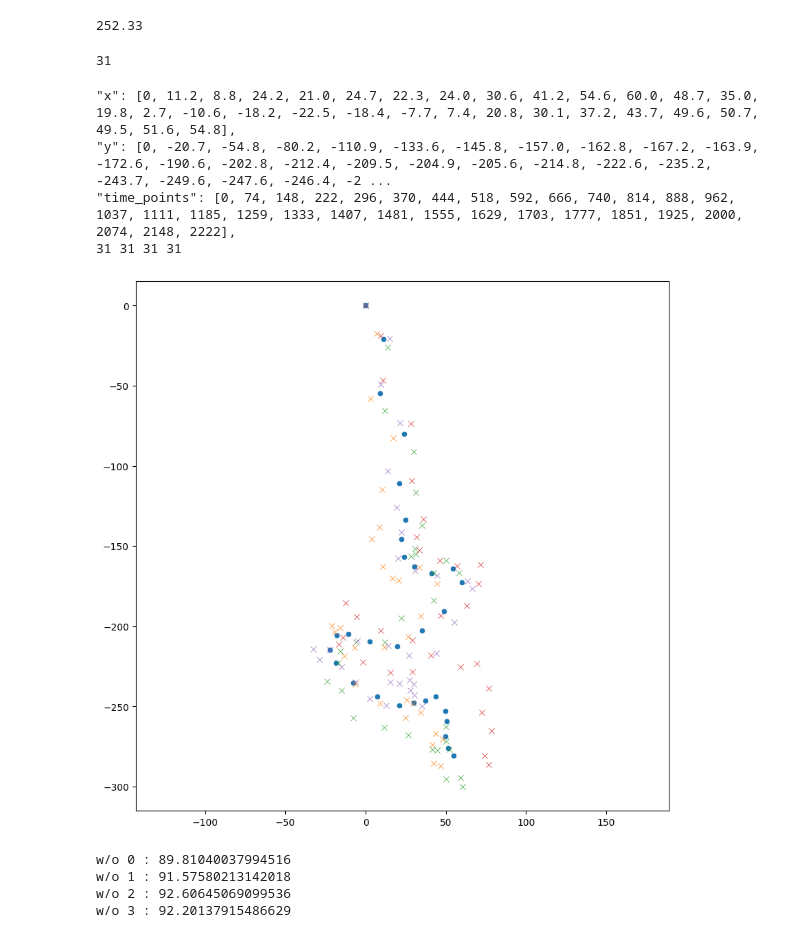
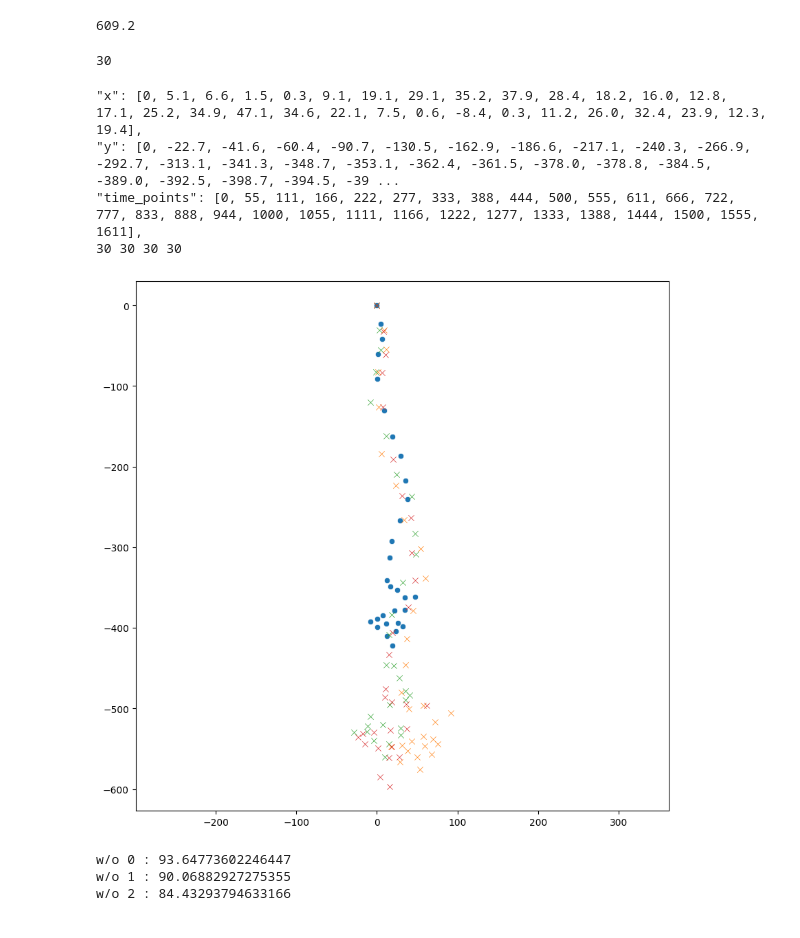
Before and after one commit to metaflow/apex-recoil, a Jupyter notebook: processing/recoils.ipynb, the cells around one changed output. Saved outputs shown, nothing was run; the diff lists cells and outputs as text; code cells hidden in the pictures.

Commit message:
r99 recoil
apparently the angle distance in-game is not correct now, I had to multiply by a magic 0.73 to get a "point" recoil. Will check if every other recoil behaves like this

```diff
--- a/processing/recoils.ipynb
+++ b/processing/recoils.ipynb
@@ -116,60 +84,62 @@ def rpm(name):
     if x['name'] == name:
       return x['rpm']
   return 1
+# %%
+def multiplier(name):
+  with open('../client/specs.json') as f:
+    specs = json.load(f)
+  for x in specs:
+    if x['name'] == name:
+      return x['multiplier']
+  return 1
 # %%
-np.round(points(10.47, -134.51, 4.98, -135.34), 2)
+np.round(points(13.0, 37.10, -0.4, 37.36), 2)
 # %% [output]
-252.33
+609.2
-# %%
-rc = [
-   # {"weapon":"r301","barrel":0,"stock":0,"comment":"vlcsnap-2024-09-07-18h42m46s249.png 289.08","x":[0,18.7,18.7,30.4,34.9,27.5,34.9,37.5,40.7,50,62.2,76.6,77.6,65.7,44.9,38.8,18.9,-2.3,-5.5,-1,6.4,27.5,36.2,51,55.8,61.2,77.6,86.9,95.2,104.2,115.1],"y":[0,-17.7,-60.5,-84.6,-85.6,-107.7,-130.1,-139.1,-146.5,-151,-160,-157.4,-166.7,-186.3,-207.8,-213.9,-209.7,-202.3,-211,-225.7,-232.5,-231.2,-239.5,-230.5,-235.7,-226,-219,-232.8,-244,-257.5,-265.2]},
-   # {"weapon":"r301","barrel":0,"stock":0,"comment":"vlcsnap-2024-09-07-19h17m40s322.png 315.72","x":[0,17,20.5,34.9,29.9,35.9,36.9,44.4,57.4,71.9,88.8,91.3,88.8,70.9,57.4,49.9,39.4,27.9,22,16.5,33.2,41.4,49.4,60.9,76.8,91.3,96.8,92.6,91.8,92.3,101],"y":[0,-31.9,-72.4,-95.8,-131.7,-150.7,-164.2,-175.2,-183.6,-190.1,-181.6,-192.1,-210.1,-229.1,-247.5,-252.5,-254.5,-243,-256.5,-262.5,-275,-283.4,-294.4,-284.4,-271.5,-268.5,-280.4,-291.5,-297.9,-306.4,-305.7]},
-   {"weapon":"r301","barrel":0,"stock":0,"comment":"r301_1_291.11.png","x":[0,6.8,2.8,17.1,10.2,8.5,4,10.8,16.9,20.5,33.6,44.4,34.1,26.7,11.4,-6.8,-15.9,-21.1,-19.2,-13.1,-6.3,9.1,25,25.6,29.6,34.1,43.8,47.8,41.5,42.4,46.7],"y":[0,-17.6,-58,-82.5,-114.9,-138.3,-145.7,-162.7,-170.2,-171.3,-163.3,-173.5,-193.5,-206.5,-212.8,-213.4,-200.9,-199.7,-203.6,-218.5,-236.1,-248.1,-257.2,-245.8,-248.1,-253.8,-266.9,-270.3,-273.7,-285.6,-287.3]},
-   # {"weapon":"r301","barrel":0,"stock":0,"comment":"r301_2_343.6.png","x":[0,20.1,25.2,41.3,43.6,47.6,43,47,53.3,59.1,70,79.7,69.4,63.7,55.6,40.7,28.7,23.5,20.1,31.5,38.4,44.7,46.5,59.1,75.1,76.3,81.4,84.9,88.9,86.6,94.6],"y":[0,-37.3,-65.9,-89.5,-116.4,-139.4,-157.1,-173.8,-183.5,-199,-193.8,-204.2,-214.5,-229.4,-228.2,-225.9,-234.5,-233.4,-247.2,-259.8,-271.8,-281,-291.9,-290.7,-296.5,-301.6,-301.6,-298.2,-305.7,-314.3,-330.3]},
-   # {"weapon":"r301","barrel":0,"stock":0,"comment":"r301_3_336.01.png","x":[0,8.1,2.9,18.5,22.6,28.4,31.9,36.5,41.2,54.5,64.3,71.3,55.1,45.2,33.6,24.3,18.5,12.8,18,28.7,32.5,41.2,43.5,59.7,64.9,75.4,74.8,72.1,73.6,81.7,77.7],"y":[0,-30.1,-68.4,-90.4,-122.9,-146.1,-158.2,-164,-170.4,-180.8,-180.8,-193,-212.7,-229.5,-241.7,-255.6,-259.1,-267.2,-272.4,-287.7,-285.2,-284,-295.6,-286.9,-283.4,-299.1,-311.3,-314.8,-319.4,-318.8,-326.9]},
-   {"weapon":"r301","barrel":0,"stock":0,"comment":"r301_4_264.42.png","x":[0,6.3,0,12.1,11.5,14.4,10.3,16.1,27,29.9,43.1,43.1,34.5,27.6,19,-0.6,-11.5,-22.4,-23,-10.3,-3.4,2.3,14.9,27.6,33.3,49.4,53.4,57.4,53.4,58.6,65.5],"y":[0,-29.3,-59.2,-82.7,-113.2,-131,-144.7,-157.4,-161.4,-170.6,-164.3,-180.4,-199.9,-203.9,-214.8,-222.9,-216,-220.6,-231.5,-229.2,-238.4,-228.6,-223.4,-219.4,-224.6,-218.3,-221.7,-228,-239.5,-255,-256.2]},
-   # {"weapon":"r301","barrel":0,"stock":0,"comment":"r301_5_347.12.png","x":[0,9.7,11.4,23.3,15.4,14.2,15.9,22.2,26.8,36.4,47.8,51.2,38.1,22.2,17.1,6.3,-1.7,-12.5,-17.1,-4,15.4,25,37.6,51.2,61.5,67.2,77.1,79,77.4,84.3,83.1],"y":[0,-34.2,-71.2,-96.2,-123,-152.6,-169.1,-181,-178.8,-196.4,-186.7,-206.7,-227.1,-247.6,-256.8,-264.7,-271.6,-278.4,-297.7,-308,-318.2,-308,-318.2,-325.1,-316,-314.3,-319.9,-323.3,-326.8,-332.5,-337]},
-   {"weapon":"r301","barrel":0,"stock":0,"comment":"r301_7_306.2.png","x":[0,13.7,11.8,30.1,31.4,35.1,31,31.4,28.2,42.4,50.1,58.3,42.4,22.3,11.8,-5.9,-15.9,-17.3,-24.1,-15,-7.7,11.4,26.4,41.4,44.6,50.1,50.1,52.4,50.1,59.2,60.6],"y":[0,-26,-65.6,-91.1,-116.6,-137.1,-151.7,-154.9,-156.2,-166.7,-159,-166.7,-184,-194.9,-210,-210,-215.4,-222.7,-234.6,-240,-256.9,-263.3,-267.8,-276.9,-277.4,-262.8,-271.9,-276.9,-295.1,-294.2,-300.1]},
-   {"weapon":"r301","barrel":0,"stock":0,"comment":"r301_8_296.49.png","x":[0,9.5,10.9,28.2,28.6,35.9,31.8,33.6,46.4,57.2,71.4,70.5,63,46.8,29.1,9.5,-5.5,-12.3,-14.1,-16.8,-1.8,15.5,29.1,40.5,59.1,69.5,76.8,72.6,78.4,74.1,76.8],"y":[0,-18.6,-46.4,-73.6,-109.1,-133.2,-144.5,-152.7,-159.1,-162.3,-161.4,-173.6,-187.4,-193.2,-208.6,-202.7,-194.1,-185.5,-206.8,-211.4,-222.3,-228.6,-228.2,-218.2,-225.5,-223.2,-238.6,-253.7,-265.3,-280.9,-286.4]},
-   {"weapon":"r301","barrel":0,"stock":0,"comment":"r301_9_252.33.png","x":[0,15,9.6,21.4,13.7,19.2,22.3,20.1,31,44.7,63.4,66.6,55.2,44.2,26.9,14.1,-5,-22.2,-32.8,-28.7,-15,-6.4,2.7,12.8,15.5,21,27.6,30.1,27.9,30.6,35.1],"y":[0,-20.5,-49.2,-73.4,-103.1,-125.8,-141.4,-157.8,-165.5,-168.3,-171.9,-176.5,-197.4,-216.6,-218,-212,-209.3,-214.6,-214.3,-220.7,-225.3,-234.8,-245.3,-249.4,-234.8,-235.7,-233.5,-236.2,-240.1,-243,-249.9]},
-]
-print(len(rc[-1]['x']))
-# %% [output]
-31
+# %%
+rc = [
+   {"weapon":"r99","barrel":0,"stock":0,"comment":"r99_1_577.92.png","x":[0,9.3,11.6,1.2,2.3,5.8,23.2,33.6,54.4,60.2,45.2,37.1,35.9,30.1,39.4,57.9,71.8,91.5,69.5,57.9,42.8,31.3,17.4,28.9,38.2,59.1,75.3,68.3,49.8,53.3],"y":[0,-30.1,-54.4,-82.2,-126.2,-184.1,-223.5,-266.3,-302.2,-338.1,-378.6,-413.4,-445.8,-480.5,-500.2,-496.7,-516.4,-506,-538.4,-534.9,-540.7,-545.4,-547.7,-566.2,-552.3,-546.5,-544.2,-556.9,-560.4,-575.5]},
+   {"weapon":"r99","barrel":0,"stock":0,"comment":"r99_2_560.51.png","x":[0,3.4,4.6,-1.1,-8,11.5,24.1,43.5,47,48.1,32.1,18.3,14.9,11.5,20.6,27.5,35.3,40.6,35.5,16,-8,-11.7,-28.7,-12.6,6.9,29.5,29.8,14.9,-3.4,10.3],"y":[0,-30.9,-55,-82.5,-120.3,-161.6,-209.7,-237.2,-283.1,-308.3,-343.8,-383.9,-408,-445.8,-447,-461.9,-478.6,-483.2,-489.4,-495.1,-510,-521.8,-529.5,-528.3,-520.3,-524.4,-532.9,-544.4,-539.8,-560.4]},
+   {"weapon":"r99","barrel":0,"stock":0,"comment":"r99_3_597.44.png","x":[0,8.1,11.1,6.1,7.1,20.2,31.3,42.4,43.4,47.4,39.3,19.2,15.1,11.1,10.1,18.2,36.3,61.5,37.3,17.1,-4,-17.1,-23.2,-15.1,1,18.2,28.2,15.1,4,16.1],"y":[0,-32.3,-61.5,-83.7,-126.1,-190.7,-236.1,-263.3,-306.7,-341,-374.3,-405.5,-432.8,-476.2,-485.9,-492.3,-494.3,-496.3,-525.6,-526.6,-529.6,-531.6,-535.7,-543.8,-548.8,-547.8,-559.9,-560.9,-585.1,-597.2]}
+]
+print(len(rc[-1]['x']))
+# %% [output]
+30
 # %%
 _, ax = plt.subplots(figsize=(10,10))
 plt.axis('equal')
-x, y = mean_abs_recoil(rc)
+x, y = mean_recoil(rc)
 sns.scatterplot(ax=ax, x=x, y=y)
 
-# sns.scatterplot(ax=ax, x=tc['x'], y=tc['y'])
 for r in rc:
     sns.scatterplot(ax=ax, x=r['x'], y=r['y'], marker='x')
-# x, y = mean_recoil(rc[:7])
-# sns.scatterplot(ax=ax, x=x, y=y)
 n = len(rc[0]['x'])
-r = rpm(rc[0]['weapon'])
+w = rc[0]['weapon']
+r = rpm(w)
+magic = multiplier(w)
 t = [int(i * 60.0 * 1000 / r) for i in range(n)]
-# print(json.dumps({'time_points': t}))
 
 s = json.dumps({
     'x': x,
     'y': y,
     'time_points': t,
     })
 print(s.replace('], ','],\n')[1:-1] + ',')
 print(n, len(x), len(y), len(t))
 # %% [output]
-"x": [0, 11.2, 8.8, 24.2, 21.0, 24.7, 22.3, 24.0, 30.6, 41.2, 54.6, 60.0, 48.7, 35.0, 19.8, 2.7, -10.6, -18.2, -22.5, -18.4, -7.7, 7.4, 20.8, 30.1, 37.2, 43.7, 49.6, 50.7, 49.5, 51.6, 54.8],
-"y": [0, -20.7, -54.8, -80.2, -110.9, -133.6, -145.8, -157.0, -162.8, -167.2, -163.9, -172.6, -190.6, -202.8, -212.4, -209.5, -204.9, -205.6, -214.8, -222.6, -235.2, -243.7, -249.6, -247.6, -246.4, -2 ...
-"time_points": [0, 74, 148, 222, 296, 370, 444, 518, 592, 666, 740, 814, 888, 962, 1037, 1111, 1185, 1259, 1333, 1407, 1481, 1555, 1629, 1703, 1777, 1851, 1925, 2000, 2074, 2148, 2222],
-31 31 31 31
+"x": [0, 5.1, 6.6, 1.5, 0.3, 9.1, 19.1, 29.1, 35.2, 37.9, 28.4, 18.2, 16.0, 12.8, 17.1, 25.2, 34.9, 47.1, 34.6, 22.1, 7.5, 0.6, -8.4, 0.3, 11.2, 26.0, 32.4, 23.9, 12.3, 19.4],
+"y": [0, -22.7, -41.6, -60.4, -90.7, -130.5, -162.9, -186.6, -217.1, -240.3, -266.9, -292.7, -313.1, -341.3, -348.7, -353.1, -362.4, -361.5, -378.0, -378.8, -384.5, -389.0, -392.5, -398.7, -394.5, -39 ...
+"time_points": [0, 55, 111, 166, 222, 277, 333, 388, 444, 500, 555, 611, 666, 722, 777, 833, 888, 944, 1000, 1055, 1111, 1166, 1222, 1277, 1333, 1388, 1444, 1500, 1555, 1611],
+30 30 30 30
-[figure, old version]
+[figure, new version]
 # %%
-for i in range(len(rc)):
-  sub = rc[:i] + rc[i+1:]
-  tx, ty = mean_abs_recoil(sub)
-  print('w/o', i, ':', np.mean([rc_score(r, {'x': tx, 'y': ty}) for r in sub]))
+if len(rc) > 2:
+  for i in range(len(rc)):
+    sub = rc[:i] + rc[i+1:]
+    tx, ty = mean_abs_recoil(sub)
+    print('w/o', i, ':', np.mean([rc_score(r, {'x': tx, 'y': ty}) for r in sub]))
+else:
+  print('not enough patterns')
 # tx, ty = mean_delta_recoil(rc)
 # print('mean_delta_recoil', np.mean([rc_score(r, {'x': tx, 'y': ty}) for r in rc]))
 # tx, ty = median_delta_recoil(rc)
@@ -177,10 +147,9 @@ for i in range(len(rc)):
 # tx, ty = mean_delta2_recoil(rc)
 # print('mean_delta2_recoil', np.mean([rc_score(r, {'x': tx, 'y': ty}) for r in rc]))
 # %% [output]
-w/o 0 : 89.81040037994516
-w/o 1 : 91.57580213142018
-w/o 2 : 92.60645069099536
-w/o 3 : 92.20137915486629
+w/o 0 : 93.64773602246447
+w/o 1 : 90.06882927275355
+w/o 2 : 84.43293794633166
 # %%
 k = len(rc) - 1
 err = [0] * k
```
Also changed, not shown: parts of 4 cells of this notebook, 6 other files.
